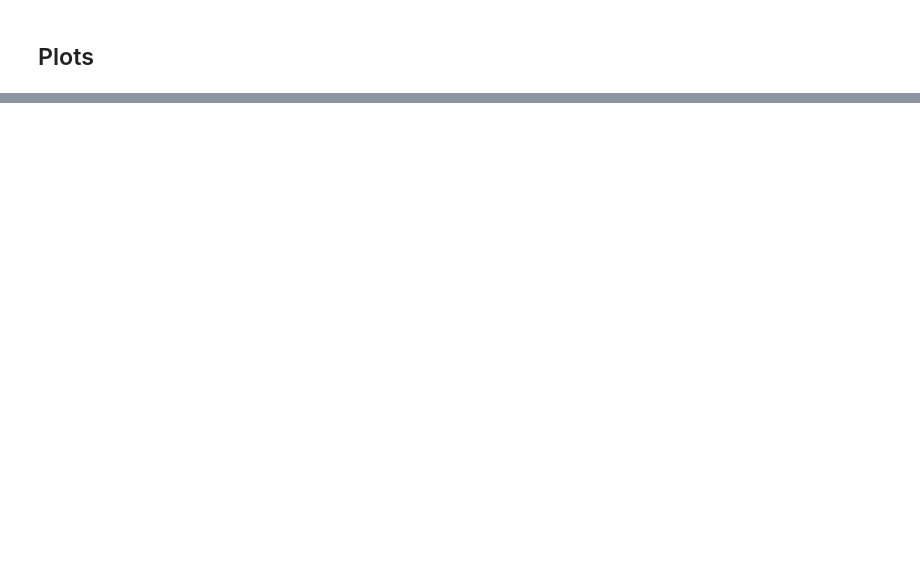
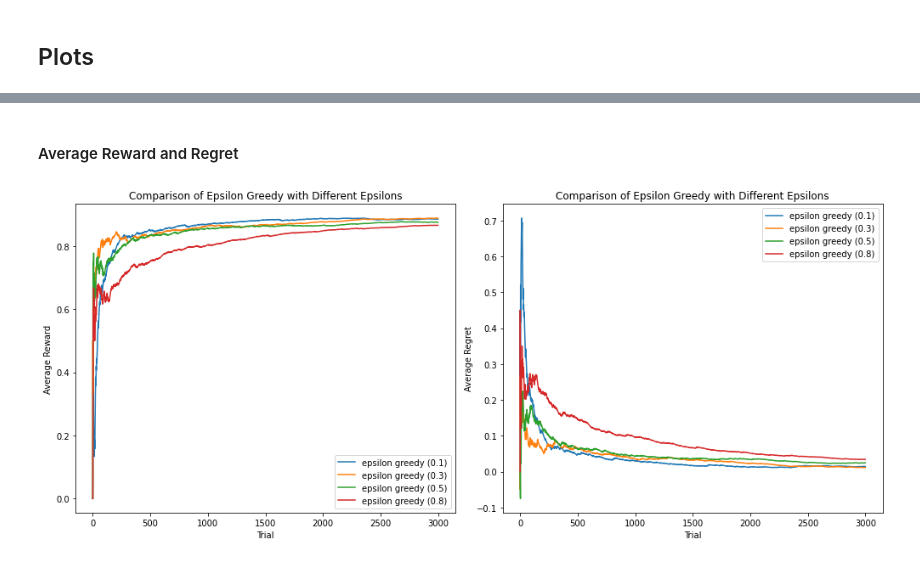
Before and after one commit to maj2idfar/Interactive-Learning-Course-Projects, a Jupyter notebook: 1_Multi_Armed_Bandit/1_Food_Recommendation_System.ipynb, the cells around one changed output, grey strips where cells are left out. Saved outputs shown, nothing was run; the diff lists cells and outputs as text; code cells hidden in the pictures; blank space fills up the shorter version.

```diff
--- a/1_Multi_Armed_Bandit/1_Food_Recommendation_System.ipynb
+++ b/1_Multi_Armed_Bandit/1_Food_Recommendation_System.ipynb
@@ -225,0 +335,41 @@ plt.show()
+# %% [markdown]
+#### Average Reward and Regret
+# %%
+import matplotlib.pyplot as plt
+
+# Create a figure with two subplots side by side
+fig, (ax1, ax2) = plt.subplots(1, 2, figsize=(14, 6))
+
+# Plot average rewards on the first subplot
+num_plot = 0
+for policy in policies_params:
+    for param in policies_params[policy]:
+        if policy == "epsilon greedy":
+            ax1.plot(a_rewards[num_plot][:3000], label=f"{policy} ({param})")
+        num_plot += 1
+
+ax1.set_title("Comparison of Epsilon Greedy with Different Epsilons")
+ax1.set_xlabel("Trial")
+ax1.set_ylabel("Average Reward")
+ax1.legend()
+
+# Plot average regrets on the second subplot
+num_plot = 0
+for policy in policies_params:
+    for param in policies_params[policy]:
+        if policy == "epsilon greedy":
+            ax2.plot(a_regrets[num_plot][:3000], label=f"{policy} ({param})")
+        num_plot += 1
+
+ax2.set_title("Comparison of Epsilon Greedy with Different Epsilons")
+ax2.set_xlabel("Trial")
+ax2.set_ylabel("Average Regret")
+ax2.legend()
+
+# Adjust layout to prevent overlap
+plt.tight_layout()
+
+# Show the plot
+plt.show()
+# %% [output]
+[figure, added]
```
Also changed, not shown: parts of 26 cells of this notebook.
